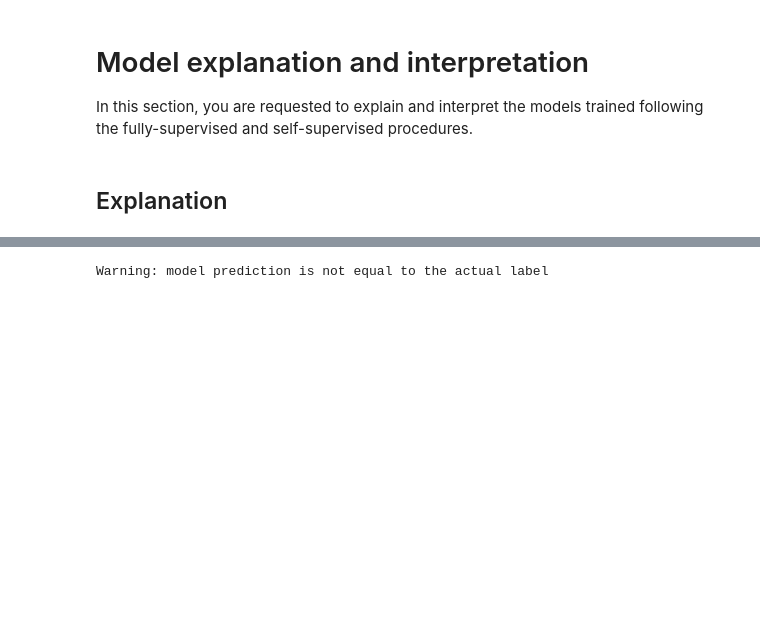
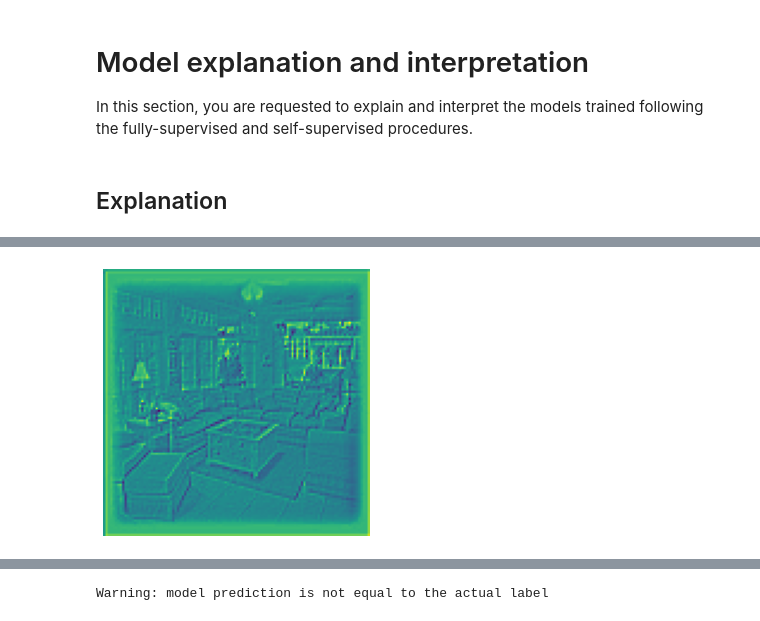
Before and after one commit to arnodeceuninck/ANN-Self-Supervised-Scene-Classification, a Jupyter notebook: main.ipynb, the cells around one changed output, grey strips where cells are left out. Cells and saved outputs as stored; diff of their text form; code cells hidden in the pictures; blank space fills up the shorter version.

```diff
--- a/main.ipynb
+++ b/main.ipynb
@@ -756,3 +827,9 @@ def get_correctly_predicted_images(model, loader, num_images=8):
+# %%
+import matplotlib.pyplot as plt
+# Visualize the raw CAM
+plt.imshow(activation_map[0].squeeze(0).numpy()); plt.axis('off'); plt.tight_layout(); plt.show()
+# %% [output]
+[figure, added]
 # %%
 model = load_model(MODEL_SAVES["supervised"])
 images_to_explain = get_correctly_predicted_images(model, val_loader, num_images=1)
```
Also changed, not shown: parts of 12 cells of this notebook, 1 other file.
